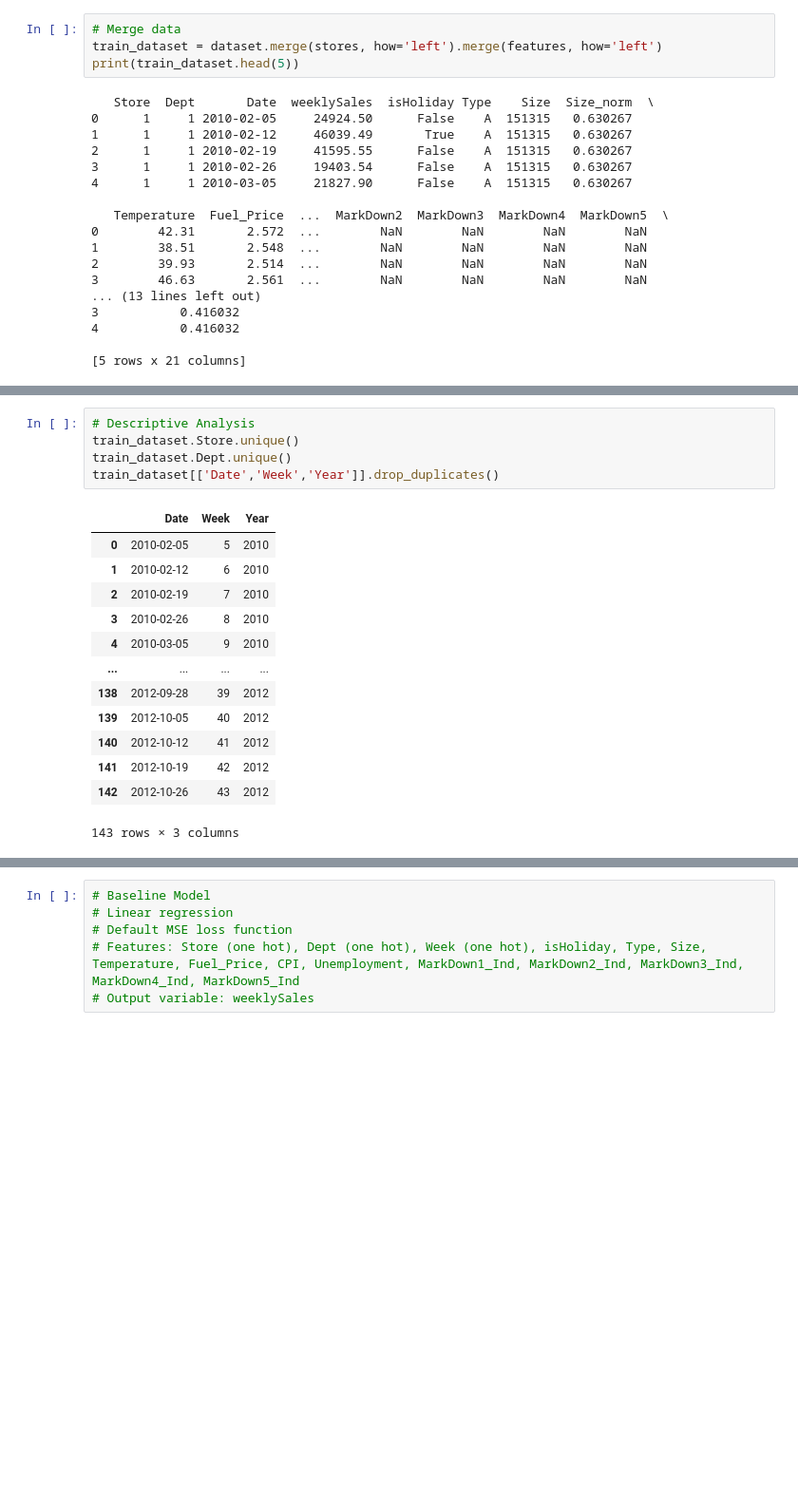
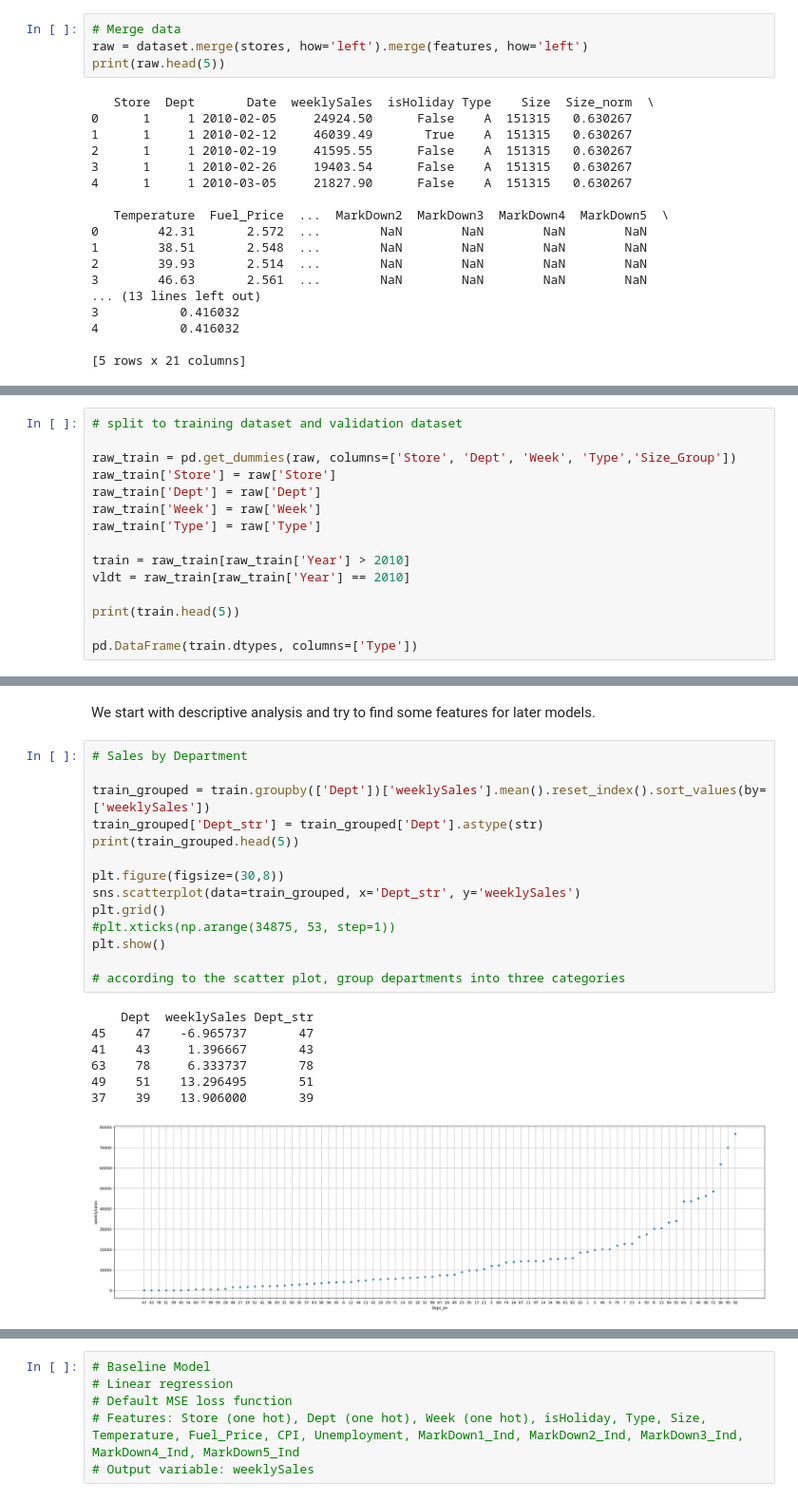
Before and after one commit to Farlein/Walmart_Sales, a Jupyter notebook: Walmart_Sale_Predication.ipynb, the cells around one changed output, grey strips where cells are left out. Shown at 95% size. Drawn from its saved outputs; the diff is of its cells as text; blank space fills up the shorter version.

Commit message:
Add three linear regression models The next step is to get data ready for RNN

```diff
--- a/Walmart_Sale_Predication.ipynb
+++ b/Walmart_Sale_Predication.ipynb
@@ -63,8 +63,8 @@ stores['Size_norm'] = (stores['Size'] - stores['Size'].min()) / (stores['Size'].
 4         0.076653  0.828725           0.416032
 # %%
 # Merge data
-train_dataset = dataset.merge(stores, how='left').merge(features, how='left')
-print(train_dataset.head(5))
+raw = dataset.merge(stores, how='left').merge(features, how='left')
+print(raw.head(5))
 # %% [output]
    Store  Dept       Date  weeklySales  isHoliday Type    Size  Size_norm  \
 0      1     1 2010-02-05     24924.50      False    A  151315   0.630267
@@ -152,3 +130,18 @@ dtype('int64')
+# %%
+# split to training dataset and validation dataset
+
+raw_train = pd.get_dummies(raw, columns=['Store', 'Dept', 'Week', 'Type','Size_Group'])
+raw_train['Store'] = raw['Store']
+raw_train['Dept'] = raw['Dept']
+raw_train['Week'] = raw['Week']
+raw_train['Type'] = raw['Type']
+
+train = raw_train[raw_train['Year'] > 2010]
+vldt = raw_train[raw_train['Year'] == 2010]
+
+print(train.head(5))
+
+pd.DataFrame(train.dtypes, columns=['Type'])
 # %%
 columns = list(train.columns)
 print(columns)
@@ -157,19 +150,24 @@ print(columns)
-# %%
-# Descriptive Analysis
-train_dataset.Store.unique()
-train_dataset.Dept.unique()
-train_dataset[['Date','Week','Year']].drop_duplicates()
-# %% [output]
-|  | Date | Week | Year |
-| 0 | 2010-02-05 | 5 | 2010 |
-| 1 | 2010-02-12 | 6 | 2010 |
-| 2 | 2010-02-19 | 7 | 2010 |
-| 3 | 2010-02-26 | 8 | 2010 |
-| 4 | 2010-03-05 | 9 | 2010 |
-| ... | ... | ... | ... |
-| 138 | 2012-09-28 | 39 | 2012 |
-| 139 | 2012-10-05 | 40 | 2012 |
-| 140 | 2012-10-12 | 41 | 2012 |
-| 141 | 2012-10-19 | 42 | 2012 |
-| 142 | 2012-10-26 | 43 | 2012 |
-143 rows × 3 columns
+# %% [markdown]
+We start with descriptive analysis and try to find some features for later models.
+# %%
+# Sales by Department
+
+train_grouped = train.groupby(['Dept'])['weeklySales'].mean().reset_index().sort_values(by=['weeklySales'])
+train_grouped['Dept_str'] = train_grouped['Dept'].astype(str)
+print(train_grouped.head(5))
+
+plt.figure(figsize=(30,8))
+sns.scatterplot(data=train_grouped, x='Dept_str', y='weeklySales')
+plt.grid()
+#plt.xticks(np.arange(34875, 53, step=1))
+plt.show()
+
+# according to the scatter plot, group departments into three categories
+# %% [output]
+    Dept  weeklySales Dept_str
+45    47    -6.965737       47
+41    43     1.396667       43
+63    78     6.333737       78
+49    51    13.296495       51
+37    39    13.906000       39
+[figure, added]
```
Also changed, not shown: parts of 58 cells of this notebook.
